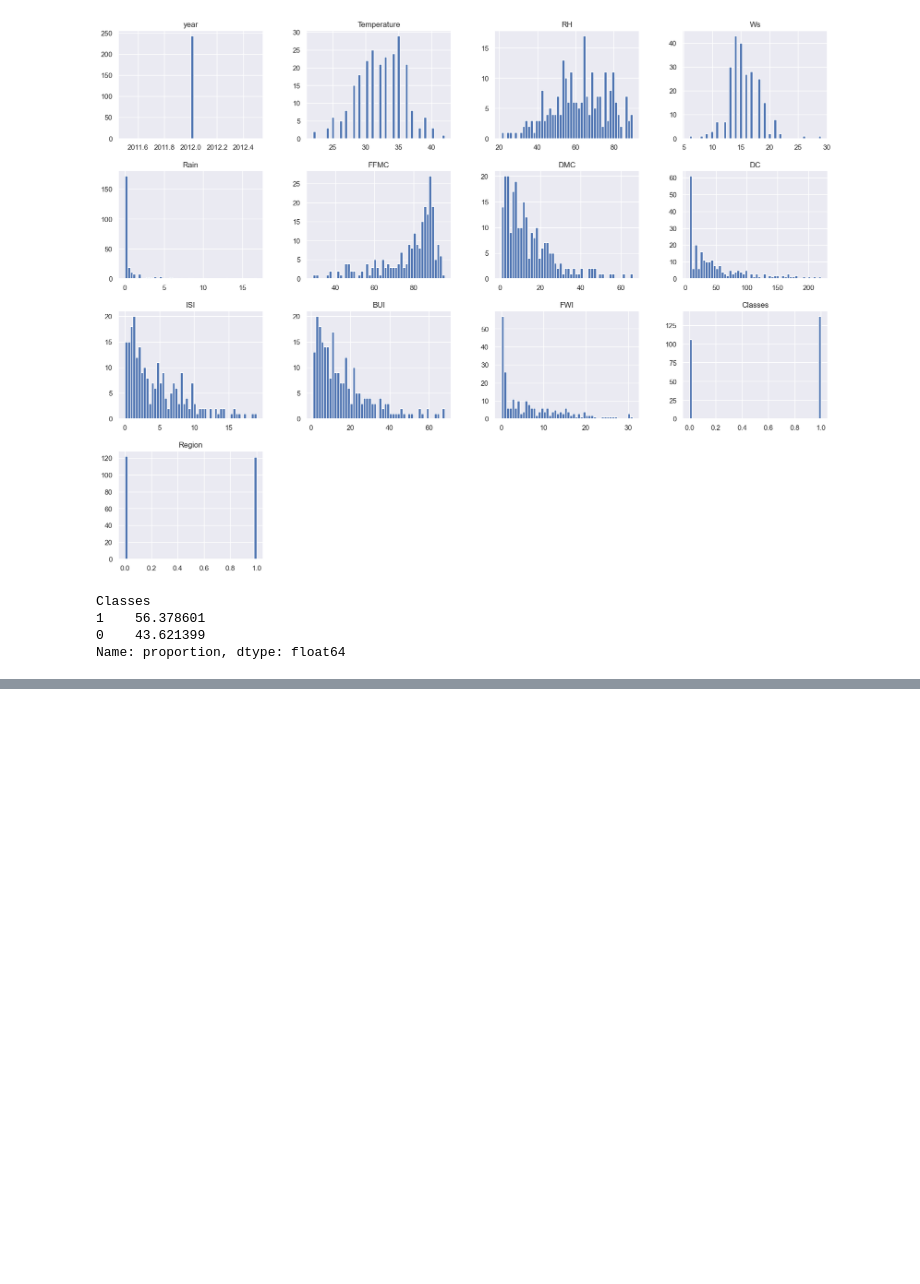
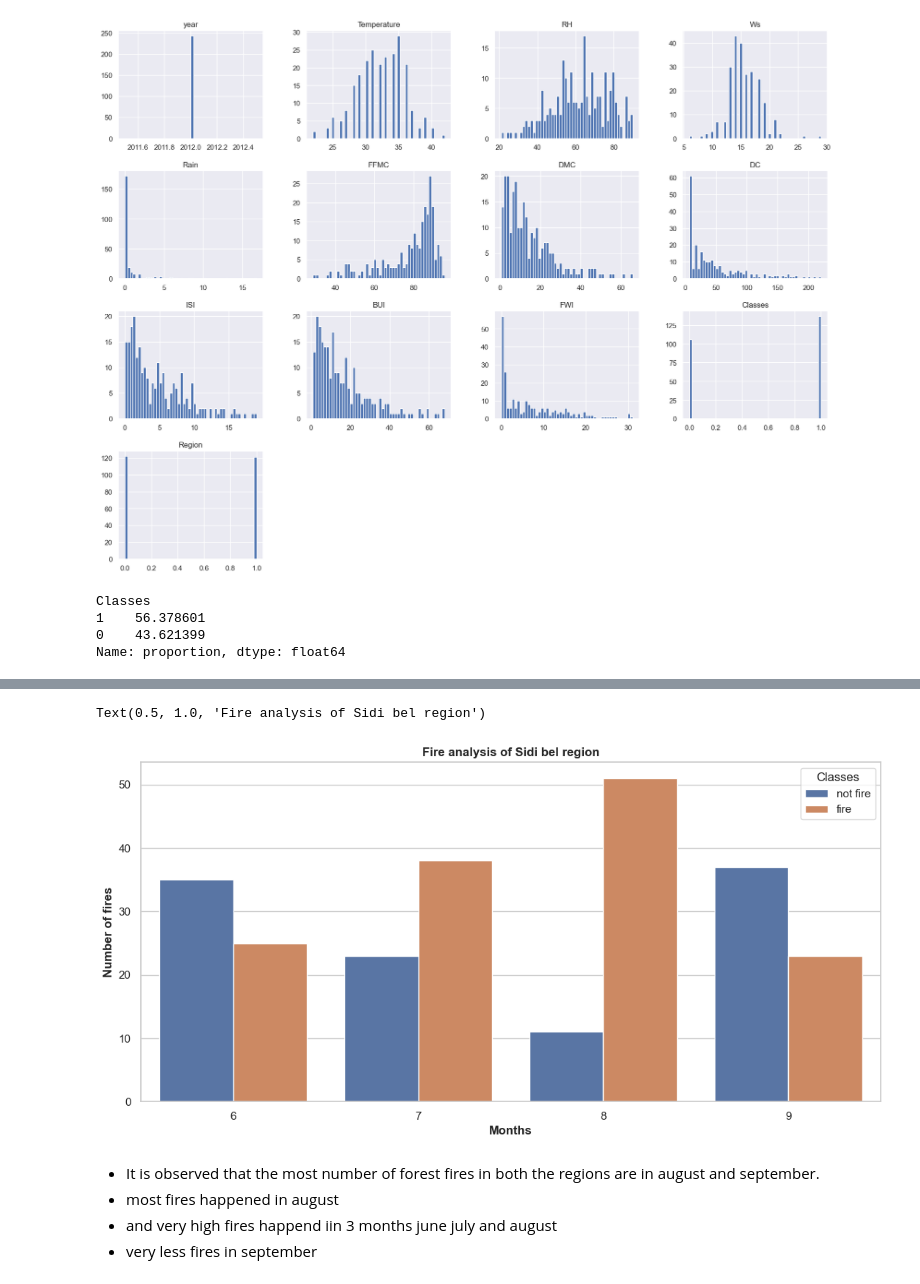
Before and after one commit to manishparihar3618/data-science, a Jupyter notebook: 04_Machine_learning/02_Ridge_Lasso_ElasticNet_Regression/EDA_algerian.ipynb, the cells around one changed output, grey strips where cells are left out. Cells and saved outputs as stored; diff of their text form; code cells hidden in the pictures; blank space fills up the shorter version.

```diff
--- a/04_Machine_learning/02_Ridge_Lasso_ElasticNet_Regression/EDA_algerian.ipynb
+++ b/04_Machine_learning/02_Ridge_Lasso_ElasticNet_Regression/EDA_algerian.ipynb
@@ -367,0 +438,18 @@ TypeError: 'module' object is not callable
+# %%
+## Monthly Fire analysis (Sidi bel Region == 1)
+df['Classes'] = np.where(df['Classes'].str.contains('not fire'), 'not fire', 'fire')
+dftemp = df.loc[df['Region']==1]
+plt.subplots(figsize=(13,6)),
+sns.set_style('whitegrid')
+sns.countplot(x='month',hue='Classes',data=df)
+plt.ylabel('Number of fires',weight = 'bold')
+plt.xlabel('Months',weight='bold')
+plt.title('Fire analysis of Sidi bel region',weight='bold')
+# %% [output]
+Text(0.5, 1.0, 'Fire analysis of Sidi bel region')
+[figure, added]
+# %% [markdown]
+- It is observed that the most number of forest fires in both the regions are in august and september.
+- most fires happened in august
+- and very high fires happend iin 3 months june july and august
+- very less fires in september
```
Also changed, not shown: parts of 8 cells of this notebook.
